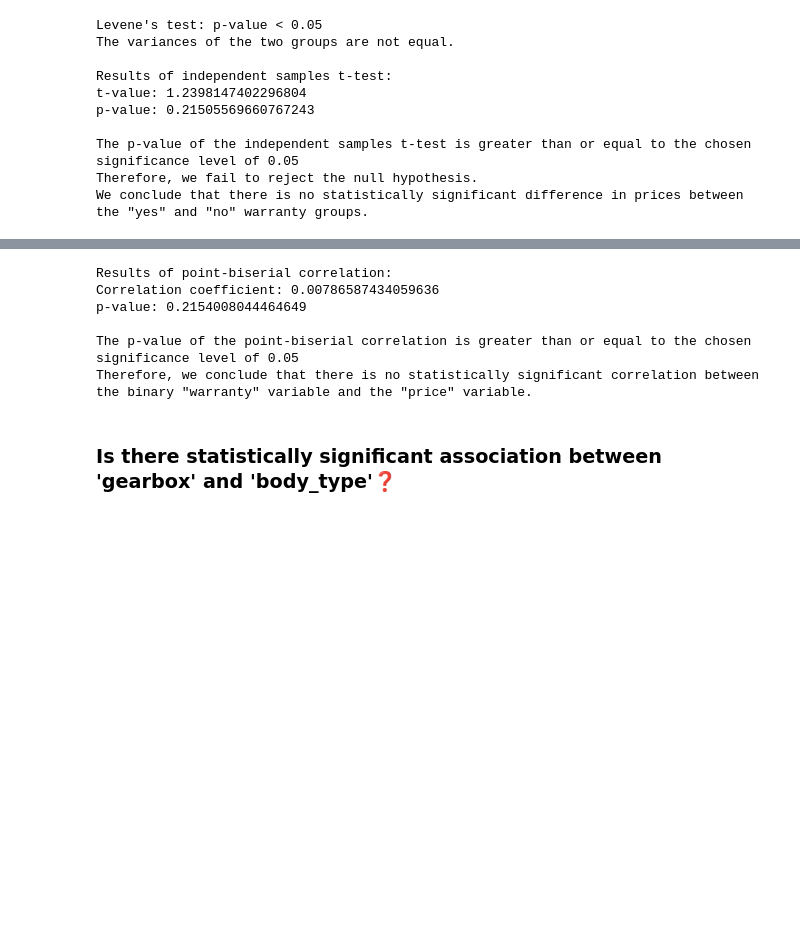
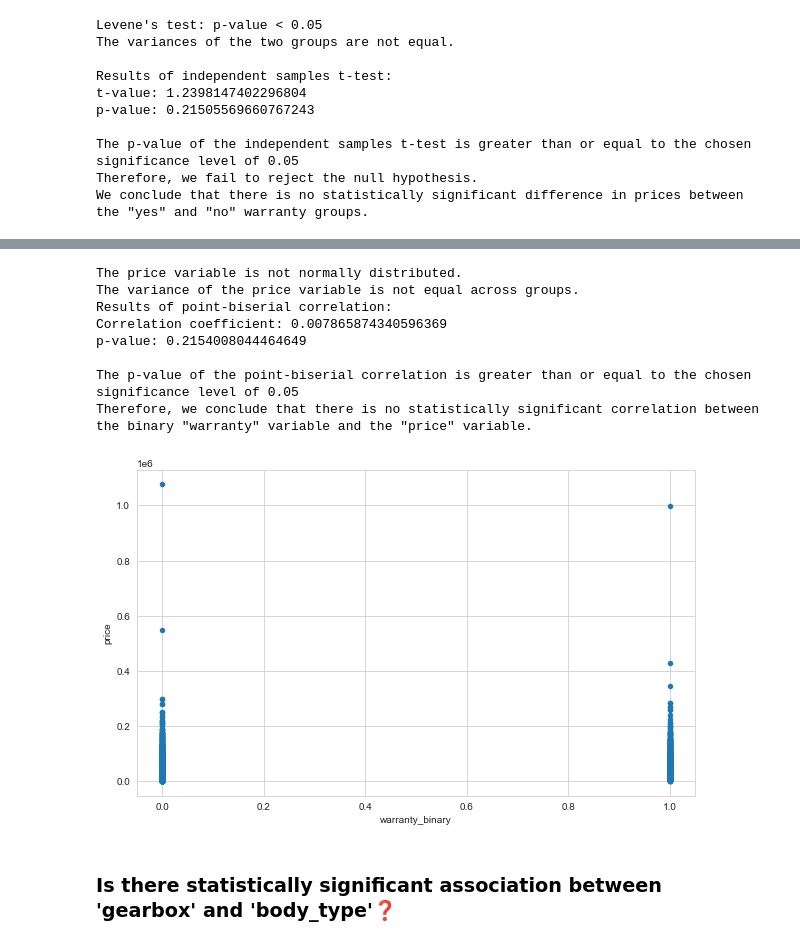
Before and after one commit to fermiyon/clarusway, a Jupyter notebook: autoscout/project_part_4_analysis.ipynb, the cells around one changed output, grey strips where cells are left out. Saved outputs shown, nothing was run; the diff lists cells and outputs as text; code cells hidden in the pictures; blank space fills up the shorter version.

```diff
--- a/autoscout/project_part_4_analysis.ipynb
+++ b/autoscout/project_part_4_analysis.ipynb
@@ -1446,32 +1451,58 @@ We conclude that there is no statistically significant difference in prices betw
 # %%
+from scipy.stats import shapiro
+from scipy.stats import levene
+
+
 # convert the "warranty" column to a binary variable (0 = no, 1 = yes)
 df['warranty_binary'] = df['warranty'].map({'No': 0, 'Yes': 1})
+
+# Check linearity assumption by plotting the data
+df.plot.scatter(x="warranty_binary", y="price")
+
+# Check normality assumption for the continuous variable
+stat, p = shapiro(df["price"])
+if p > 0.05:
+    print("The price variable is normally distributed.")
+else:
+    print("The price variable is not normally distributed.")
+
+# Check homoscedasticity assumption
+groups = [df[df["warranty_binary"] == 0]["price"],
+          df[df["warranty_binary"] == 1]["price"]]
+stat, p = levene(*groups)
+if p > 0.05:
+    print("The variance of the price variable is equal across groups.")
+else:
+    print("The variance of the price variable is not equal across groups.")
 
 # perform a point-biserial correlation
 corr, p_val = stats.pointbiserialr(df['warranty_binary'], df['price'])
 
 # print the results
 print('Results of point-biserial correlation:')
 print('Correlation coefficient:', corr)
 print('p-value:', p_val)
 
 # make conclusion based on p-value
 alpha = 0.05
 if p_val < alpha:
     print('\nThe p-value of the point-biserial correlation is less than the chosen significance level of', alpha)
     print('Therefore, we conclude that there is a statistically significant correlation between the binary "warranty" variable and the "price" variable.')
 else:
     print('\nThe p-value of the point-biserial correlation is greater than or equal to the chosen significance level of', alpha)
     print('Therefore, we conclude that there is no statistically significant correlation between the binary "warranty" variable and the "price" variable.')
 
 df.drop('warranty_binary', axis=1, inplace=True)
 # %% [output]
+The price variable is not normally distributed.
+The variance of the price variable is not equal across groups.
 Results of point-biserial correlation:
-Correlation coefficient: 0.00786587434059636
+Correlation coefficient: 0.007865874340596369
 p-value: 0.2154008044464649
 
 The p-value of the point-biserial correlation is greater than or equal to the chosen significance level of 0.05
 Therefore, we conclude that there is no statistically significant correlation between the binary "warranty" variable and the "price" variable.
+[figure, added]
 # %% [markdown]
 ### Is there statistically significant association between 'gearbox' and 'body_type'❓
 # %%
```
Also changed, not shown: parts of 13 cells of this notebook, 4 other files.
